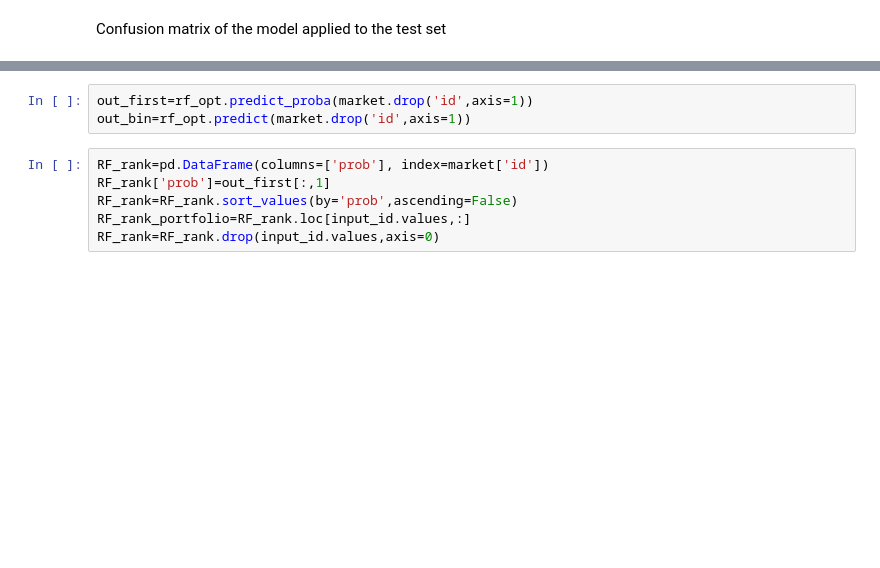
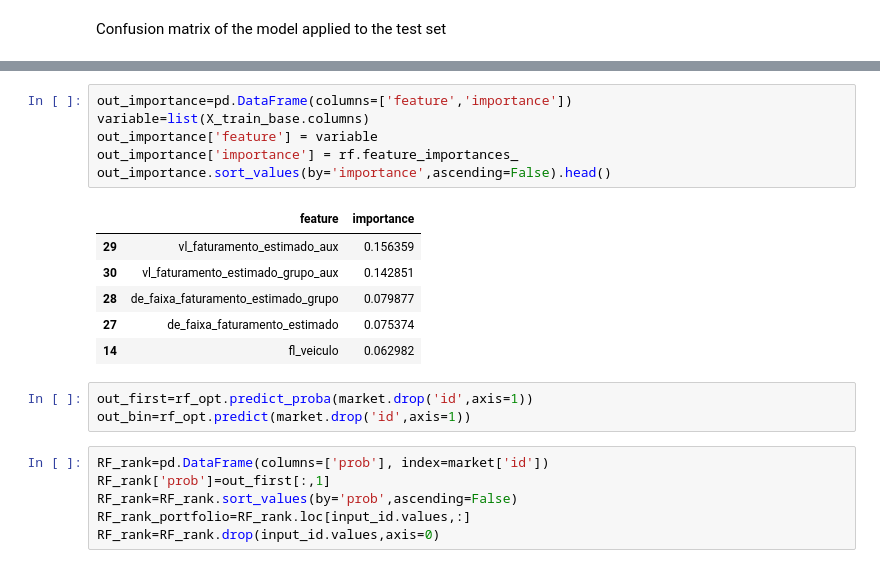
Before and after one commit to codenation-dev/squad-4-ad-data-science-1, a Jupyter notebook: analysis/RF_code.ipynb, the cells around one changed output, grey strips where cells are left out. Saved outputs shown, nothing was run; the diff lists cells and outputs as text; blank space fills up the shorter version.

```diff
--- a/analysis/RF_code.ipynb
+++ b/analysis/RF_code.ipynb
@@ -459,3 +456,16 @@ acc= 0.995
+# %%
+out_importance=pd.DataFrame(columns=['feature','importance'])
+variable=list(X_train_base.columns)
+out_importance['feature'] = variable
+out_importance['importance'] = rf.feature_importances_
+out_importance.sort_values(by='importance',ascending=False).head()
+# %% [output]
+|  | feature | importance |
+| 29 | vl_faturamento_estimado_aux | 0.156359 |
+| 30 | vl_faturamento_estimado_grupo_aux | 0.142851 |
+| 28 | de_faixa_faturamento_estimado_grupo | 0.079877 |
+| 27 | de_faixa_faturamento_estimado | 0.075374 |
+| 14 | fl_veiculo | 0.062982 |
 # %%
 out_first=rf_opt.predict_proba(market.drop('id',axis=1))
 out_bin=rf_opt.predict(market.drop('id',axis=1))
```
Also changed, not shown: parts of 19 cells of this notebook.
